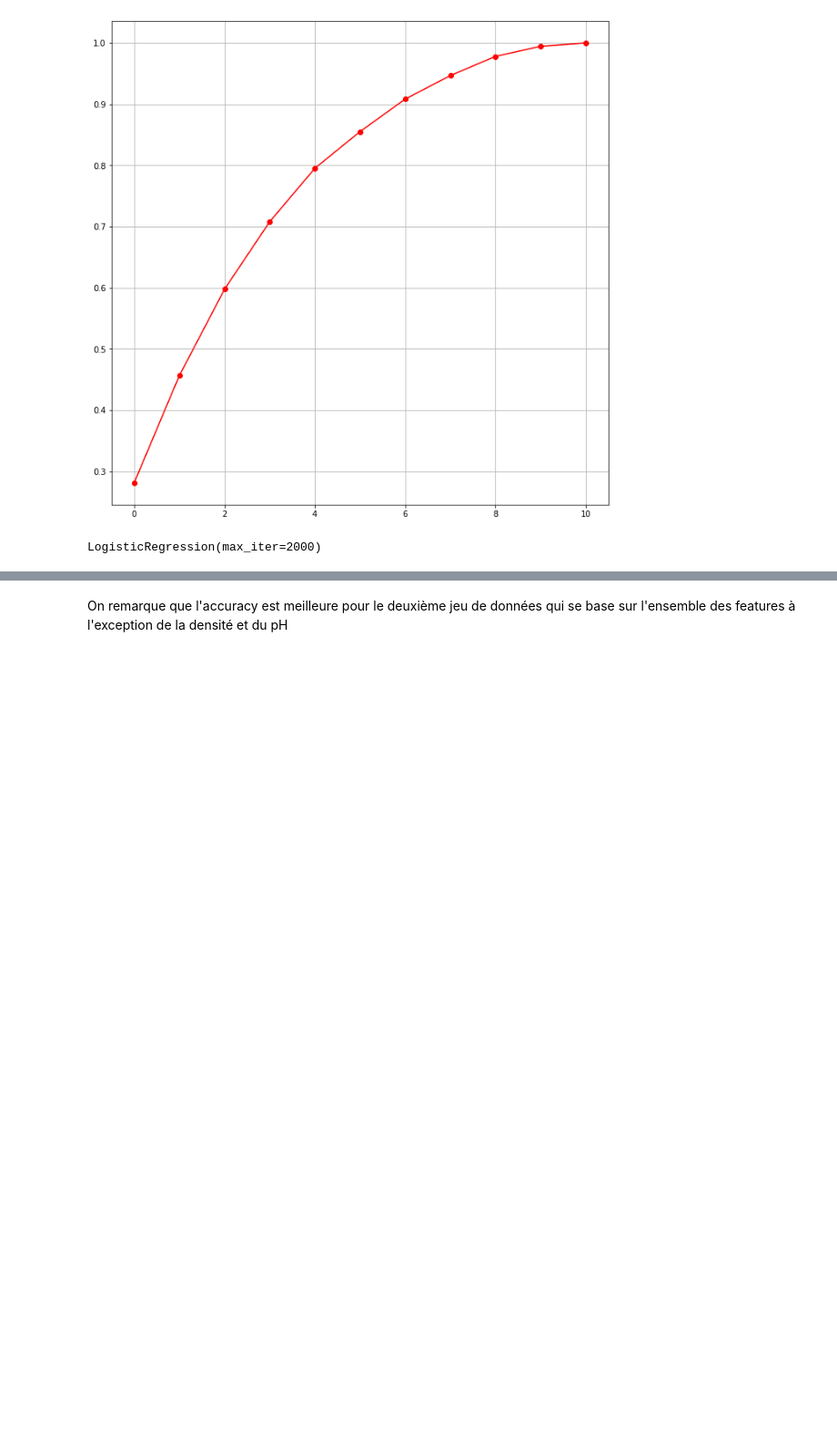
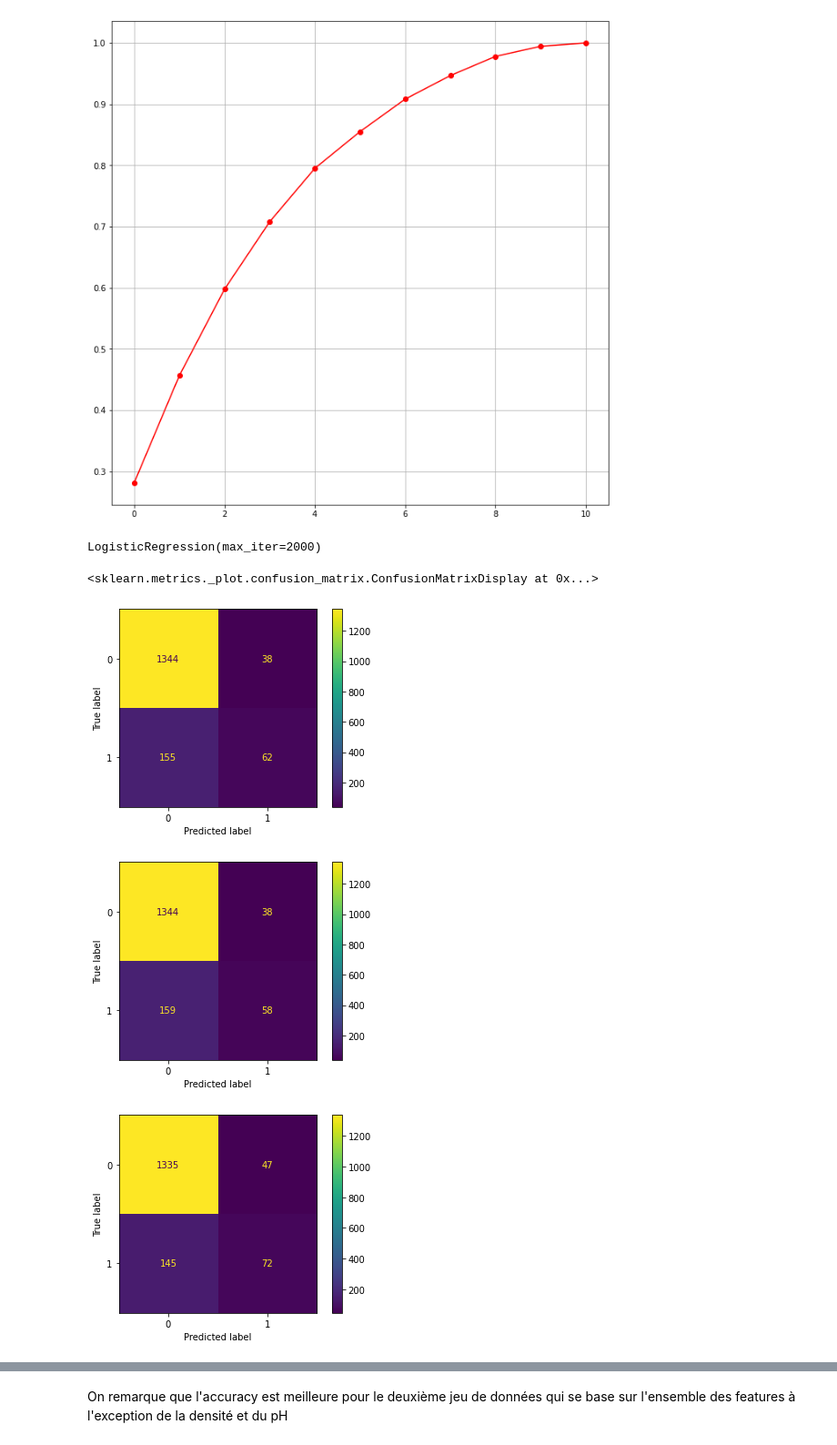
Before and after one commit to Naillik13/wine-notebook, a Jupyter notebook: WineQuality.ipynb, the cells around one changed output, grey strips where cells are left out. Shown: that part at 91% size. Cells and saved outputs as stored; diff of their text form; code cells hidden in the pictures; blank space fills up the shorter version.

```diff
--- a/WineQuality.ipynb
+++ b/WineQuality.ipynb
@@ -297,6 +297,15 @@ logreg_new = LogisticRegression(max_iter=2000)
 logreg_new.fit(X_train_new, y_train_new)
 # %% [output]
 LogisticRegression(max_iter=2000)
+# %%
+plot_confusion_matrix(logreg, X=X, y_true=y)
+plot_confusion_matrix(logreg_bis, X=X_bis, y_true=y_bis)
+plot_confusion_matrix(logreg_new, X=X_new, y_true=y_new)
+# %% [output]
+<sklearn.metrics._plot.confusion_matrix.ConfusionMatrixDisplay at 0x...>
+[figure, added]
+[figure, added]
+[figure, added]
 # %%
 accuracy_score(y_true=y_test, y_pred=logreg.predict(X_test))
 # %% [output]
```
Also changed, not shown: parts of 15 cells of this notebook.
